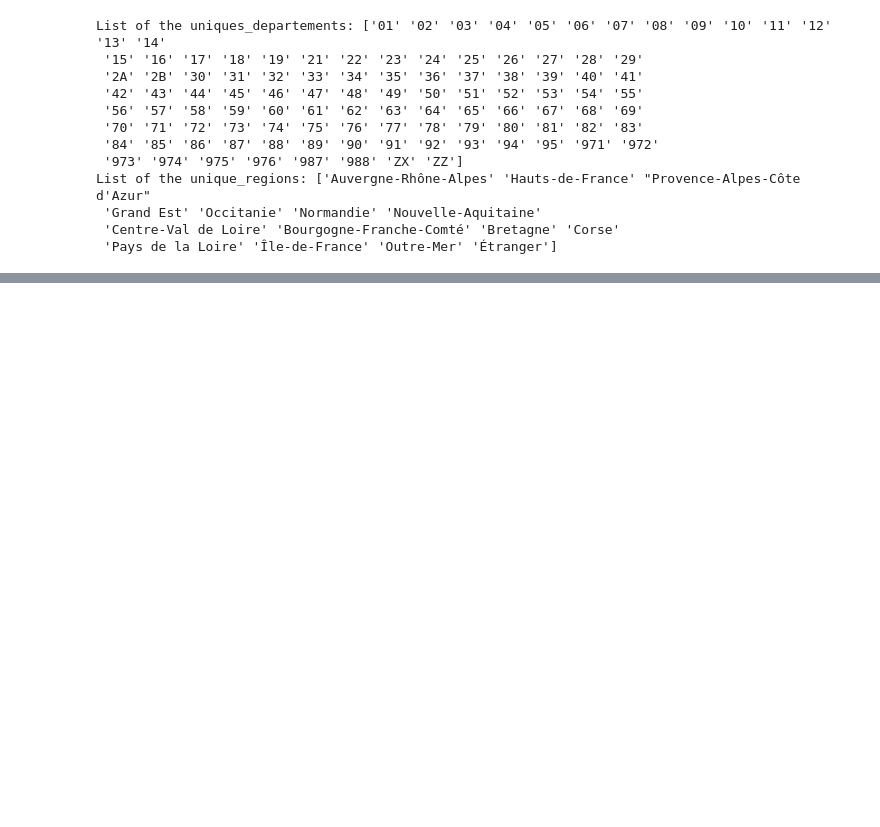
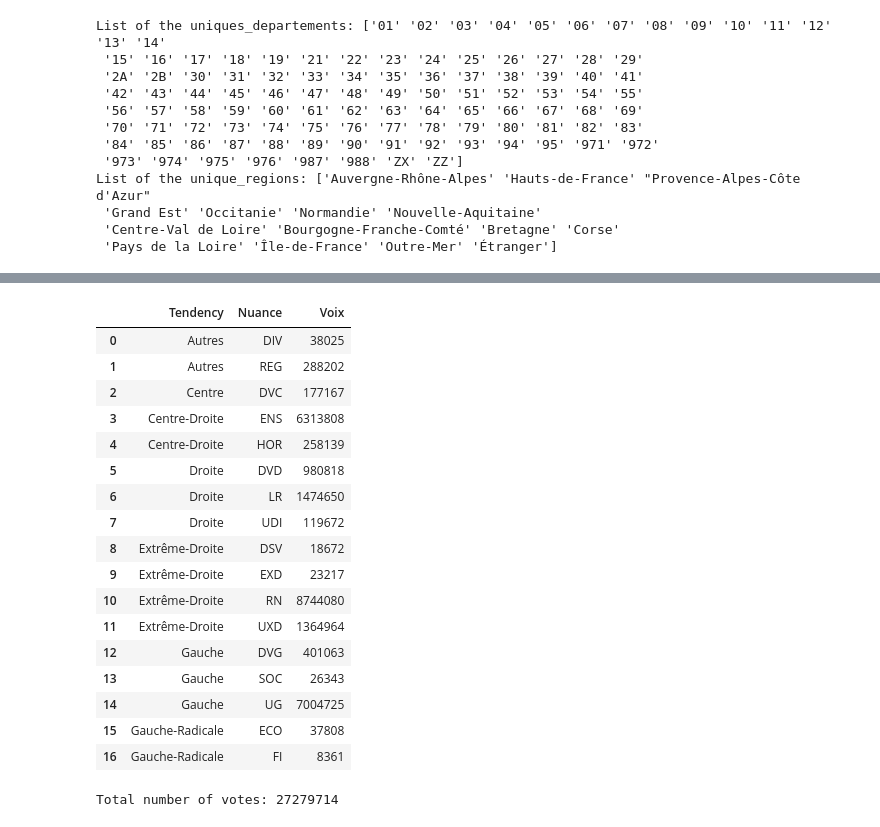
Before and after one commit to RonanRibouletPython/Election_Analysis_App, a Jupyter notebook: Notebooks/Clean_EDA.ipynb, the cells around one changed output, grey strips where cells are left out. Saved outputs shown, nothing was run; the diff lists cells and outputs as text; code cells hidden in the pictures; blank space fills up the shorter version.

Commit message:
new plot for the number of votes per party

```diff
--- a/Notebooks/Clean_EDA.ipynb
+++ b/Notebooks/Clean_EDA.ipynb
@@ -318,0 +294,33 @@ df_region_elu.head(10)
+# %%
+# count the number of votes for each political parties
+count_votes_per_party = df_candidates.groupby(['Tendency', 'Nuance'])['Voix'].sum()
+count_votes_per_party.head(count_votes_per_party.shape[0])
+# create a dataframe with the count of votes for each political parties
+votes_df = pd.DataFrame(count_votes_per_party).reset_index()
+# display the dataframe
+votes_df.head(votes_df.shape[0])
+# %% [output]
+|  | Tendency | Nuance | Voix |
+| 0 | Autres | DIV | 38025 |
+| 1 | Autres | REG | 288202 |
+| 2 | Centre | DVC | 177167 |
+| 3 | Centre-Droite | ENS | 6313808 |
+| 4 | Centre-Droite | HOR | 258139 |
+| 5 | Droite | DVD | 980818 |
+| 6 | Droite | LR | 1474650 |
+| 7 | Droite | UDI | 119672 |
+| 8 | Extrême-Droite | DSV | 18672 |
+| 9 | Extrême-Droite | EXD | 23217 |
+| 10 | Extrême-Droite | RN | 8744080 |
+| 11 | Extrême-Droite | UXD | 1364964 |
+| 12 | Gauche | DVG | 401063 |
+| 13 | Gauche | SOC | 26343 |
+| 14 | Gauche | UG | 7004725 |
+| 15 | Gauche-Radicale | ECO | 37808 |
+| 16 | Gauche-Radicale | FI | 8361 |
+# %%
+# add all the counts
+total_votes = count_votes_per_party.sum()
+print(f"Total number of votes: {total_votes}")
+# %% [output]
+Total number of votes: 27279714
```
Also changed, not shown: parts of 12 cells of this notebook, 2 other files.
